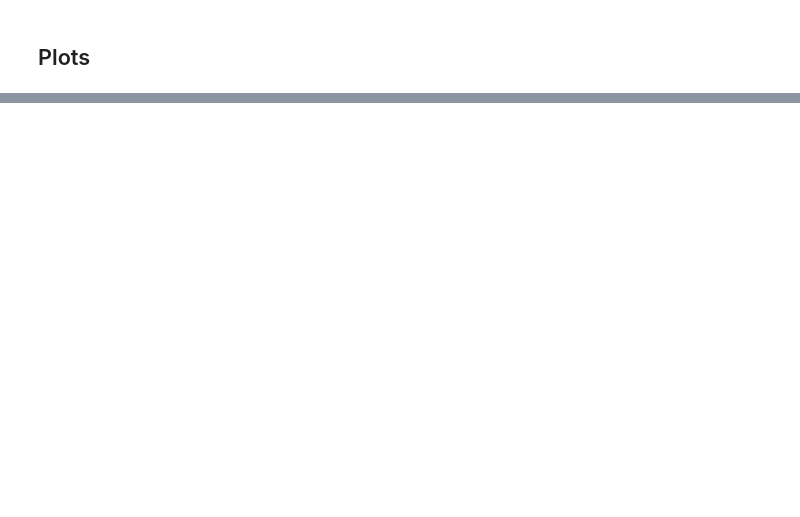
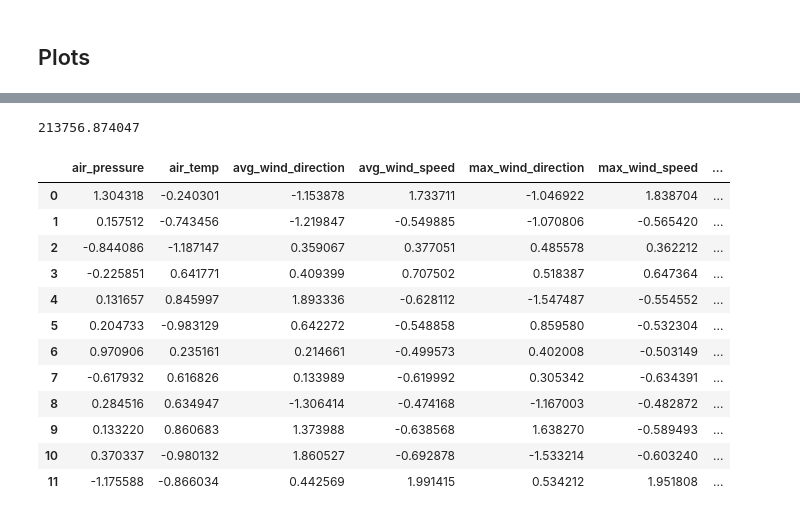
Before and after one commit to words-sdsc/courseraDataSimulation, a Jupyter notebook: course4-ML/Spark - Clustering.ipynb, the cells around one changed output, grey strips where cells are left out. Drawn from its saved outputs; the diff is of its cells as text; code cells hidden in the pictures; blank space fills up the shorter version.

```diff
--- a/course4-ML/Spark - Clustering.ipynb
+++ b/course4-ML/Spark - Clustering.ipynb
@@ -178,2 +218,11 @@ Calculating WSSSE
+# %%
+kmeans      = KMeans(k=12, seed = 1)
+model       = kmeans.fit(scaledData)
+transformed = model.transform(scaledData)
+featuresAndPrediction     = transformed.select("features", "prediction")
+W = wssse(featuresAndPrediction, model)
+print(W)
+# %% [output]
+213756.874047
 # %%
 from pandas.tools.plotting import parallel_coordinates
@@ -192,3 +239,19 @@ Z = [np.append(A, index) for index, A in enumerate(C)]
 
 # Convert to pandas for plotting
 P = pd.DataFrame(Z, columns=colNames)
+# %%
+P
+# %% [output]
+|  | air_pressure | air_temp | avg_wind_direction | avg_wind_speed | max_wind_direction | max_wind_speed | ... |
+| 0 | 1.304318 | -0.240301 | -1.153878 | 1.733711 | -1.046922 | 1.838704 | ... |
+| 1 | 0.157512 | -0.743456 | -1.219847 | -0.549885 | -1.070806 | -0.565420 | ... |
+| 2 | -0.844086 | -1.187147 | 0.359067 | 0.377051 | 0.485578 | 0.362212 | ... |
+| 3 | -0.225851 | 0.641771 | 0.409399 | 0.707502 | 0.518387 | 0.647364 | ... |
+| 4 | 0.131657 | 0.845997 | 1.893336 | -0.628112 | -1.547487 | -0.554552 | ... |
+| 5 | 0.204733 | -0.983129 | 0.642272 | -0.548858 | 0.859580 | -0.532304 | ... |
+| 6 | 0.970906 | 0.235161 | 0.214661 | -0.499573 | 0.402008 | -0.503149 | ... |
+| 7 | -0.617932 | 0.616826 | 0.133989 | -0.619992 | 0.305342 | -0.634391 | ... |
+| 8 | 0.284516 | 0.634947 | -1.306414 | -0.474168 | -1.167003 | -0.482872 | ... |
+| 9 | 0.133220 | 0.860683 | 1.373988 | -0.638568 | 1.638270 | -0.589493 | ... |
+| 10 | 0.370337 | -0.980132 | 1.860527 | -0.692878 | -1.533214 | -0.603240 | ... |
+| 11 | -1.175588 | -0.866034 | 0.442569 | 1.991415 | 0.534212 | 1.951808 | ... |
```
Also changed, not shown: parts of 14 cells of this notebook.
